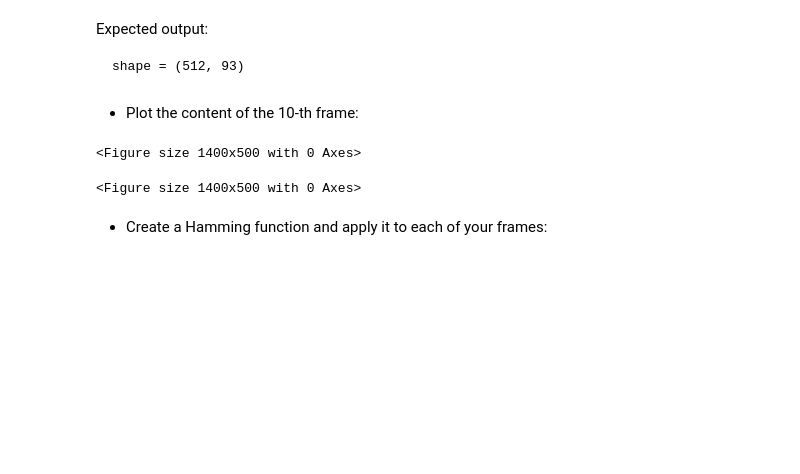
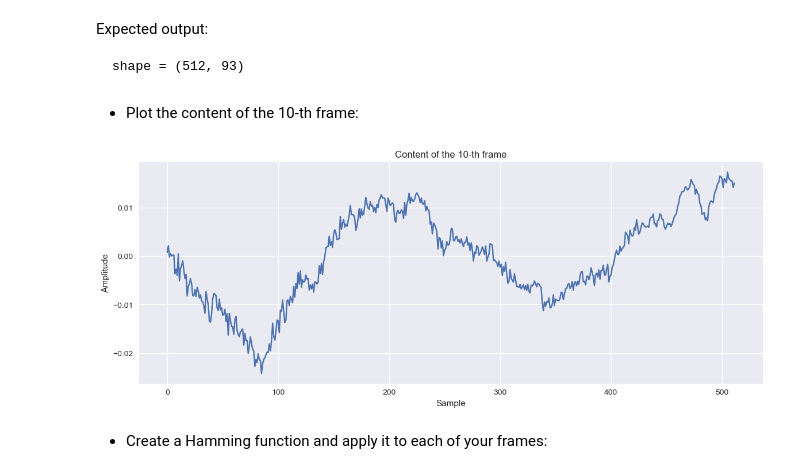
Before and after one commit to Carmenfranci/Selected, a Jupyter notebook: Lab_1_students.ipynb, the cells around one changed output. Cells and saved outputs as stored; diff of their text form; code cells hidden in the pictures; blank space fills up the shorter version.

````diff
--- a/Lab_1_students.ipynb
+++ b/Lab_1_students.ipynb
@@ -559,12 +559,15 @@ shape = (512, 93)
 ```
 # %% [markdown]
 * Plot the content of the 10-th frame:
-# %%
-plt.figure(figsize=(14,5))
-# Add your code here!
-#...
-# %% [output]
-<Figure size 1400x500 with 0 Axes>
-<Figure size 1400x500 with 0 Axes>
+# %%
+# Plot the content of the 10-th frame
+plt.figure(figsize=(14, 5))
+plt.plot(frames[9])  # 10th frame, index starts at 0
+plt.title("Content of the 10-th frame")
+plt.xlabel("Sample")
+plt.ylabel("Amplitude")
+plt.show()
+# %% [output]
+[figure, added]
 # %% [markdown]
 * Create a Hamming function and apply it to each of your frames:
````
Also changed, not shown: parts of 11 cells of this notebook.
